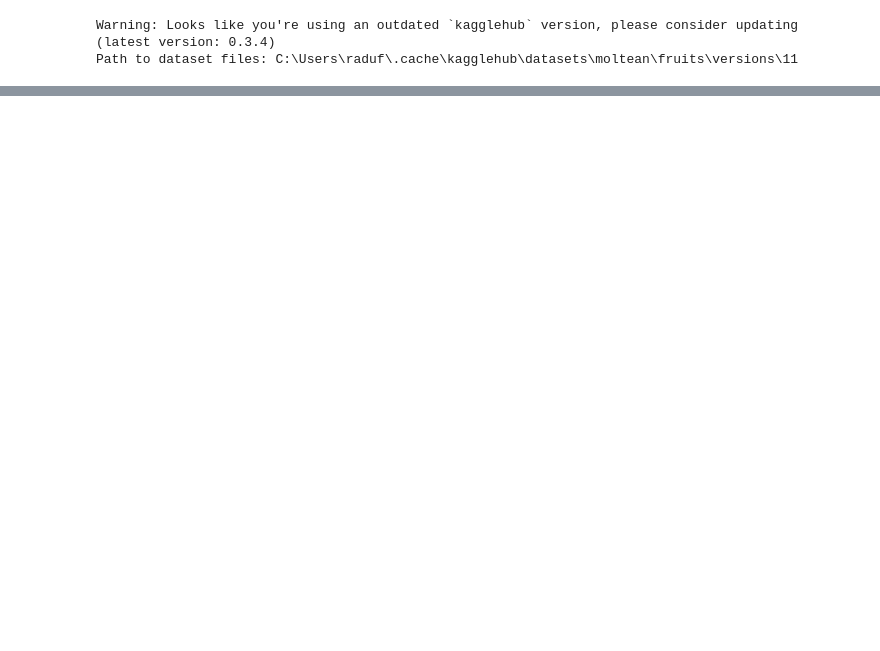
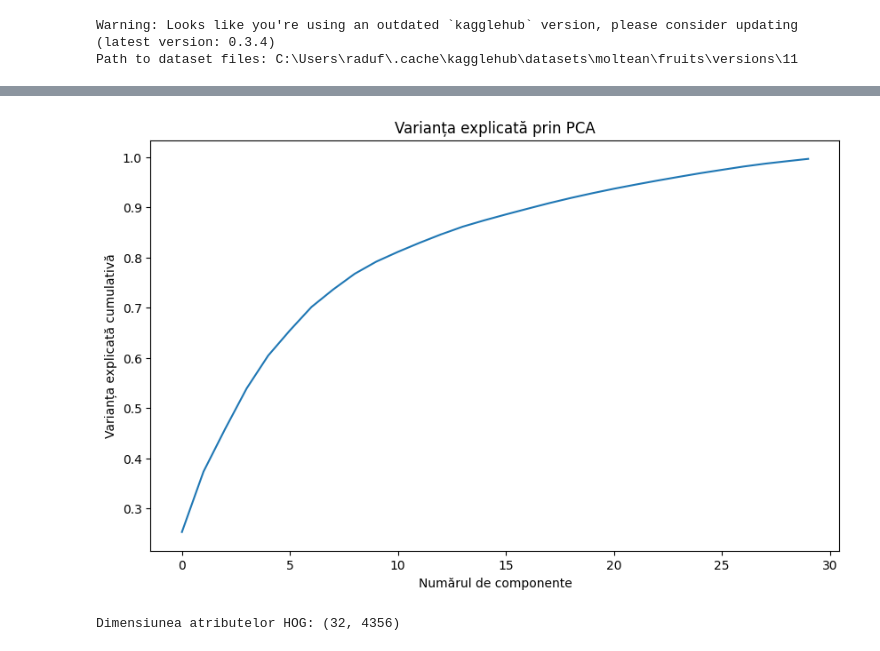
Before and after one commit to Vulturul2k/ML_project, a Jupyter notebook: fruits360.ipynb, the cells around one changed output, grey strips where cells are left out. Drawn from its saved outputs; the diff is of its cells as text; code cells hidden in the pictures; blank space fills up the shorter version.

```diff
--- a/fruits360.ipynb
+++ b/fruits360.ipynb
@@ -80,0 +118,44 @@ NameError: name 'train_generator' is not defined
+# %%
+from sklearn.decomposition import PCA
+from sklearn.preprocessing import StandardScaler
+
+# Pregătirea datelor pentru PCA
+X_train = train_generator[0][0].reshape(-1, 100*100*3)  # Transformarea imaginilor în vectori
+scaler = StandardScaler()
+X_train_scaled = scaler.fit_transform(X_train)
+
+# Aplicarea PCA
+pca = PCA(n_components=30)
+X_train_pca = pca.fit_transform(X_train_scaled)
+
+# Vizualizarea varianței explicate
+plt.figure(figsize=(10, 6))
+plt.plot(np.cumsum(pca.explained_variance_ratio_))
+plt.xlabel('Numărul de componente')
+plt.ylabel('Varianța explicată cumulativă')
+plt.title('Varianța explicată prin PCA')
+plt.show()
+# %% [output]
+[figure, added]
+# %%
+from skimage.feature import hog
+from skimage import color
+
+# Funcție pentru a aplica HOG pe un set de imagini
+def extract_hog_features(images):
+    hog_features = []
+    for img in images:
+        # Conversie în grayscale pentru HOG
+        gray_img = color.rgb2gray(img)
+        features = hog(gray_img, orientations=9, pixels_per_cell=(8, 8),
+                       cells_per_block=(2, 2), block_norm='L2-Hys')
+        hog_features.append(features)
+    return np.array(hog_features)
+
+# Extragem atributele HOG din datele de antrenare
+X_train_hog = extract_hog_features(train_generator[0][0])
+
+# Vizualizare dimensiune atribute
+print(f"Dimensiunea atributelor HOG: {X_train_hog.shape}")
+# %% [output]
+Dimensiunea atributelor HOG: (32, 4356)
```
Also changed, not shown: parts of 7 cells of this notebook.
